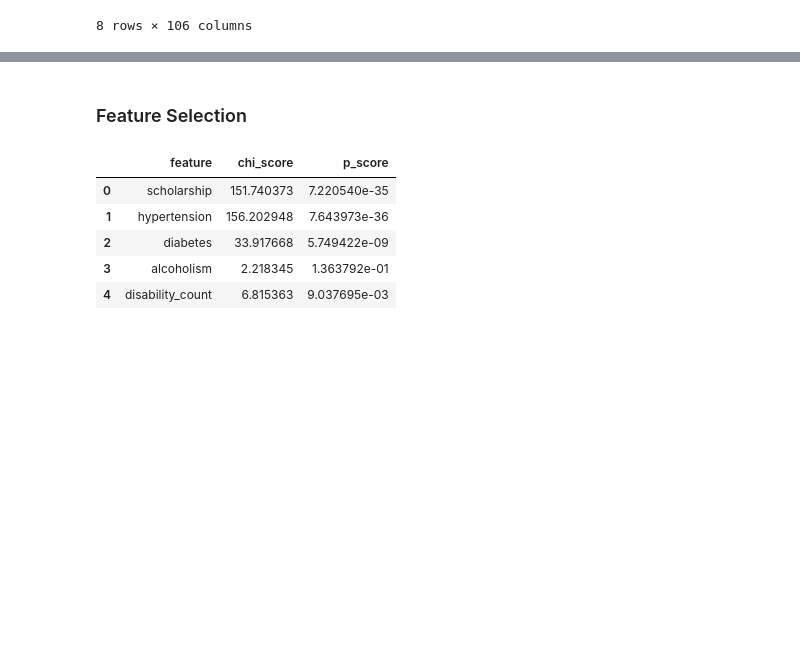
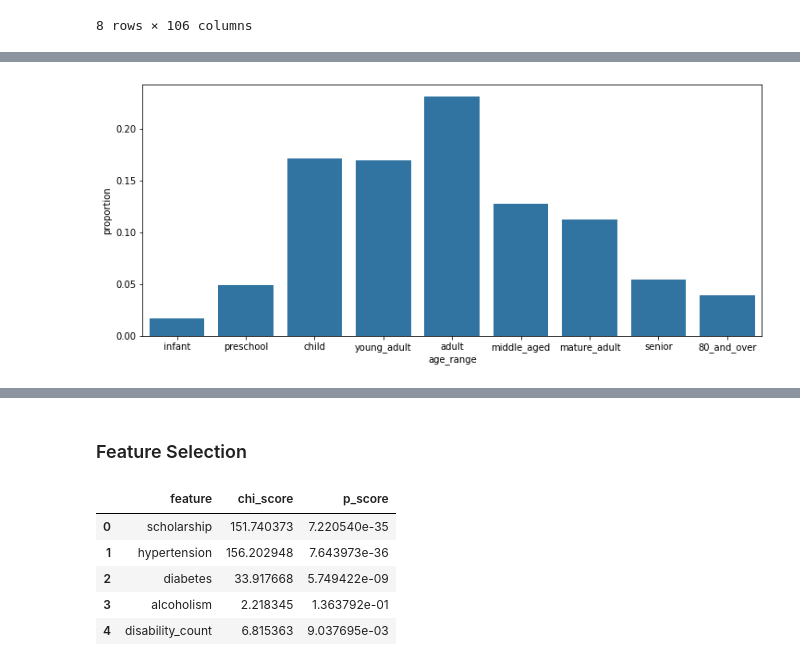
Before and after one commit to afbowman/UnsupervisedLearning, a Jupyter notebook: Capstone_Project.ipynb, the cells around one changed output, grey strips where cells are left out. Cells and saved outputs as stored; diff of their text form; code cells hidden in the pictures; blank space fills up the shorter version.

```diff
--- a/Capstone_Project.ipynb
+++ b/Capstone_Project.ipynb
@@ -740,0 +804,5 @@ df_engineer.describe()
+# %%
+fig = plt.subplots(figsize = fig_dims)
+sns.countplot(data=df_noshow, x='age_range', stat='proportion');
+# %% [output]
+[figure, added]
```
Also changed, not shown: parts of 16 cells of this notebook.
